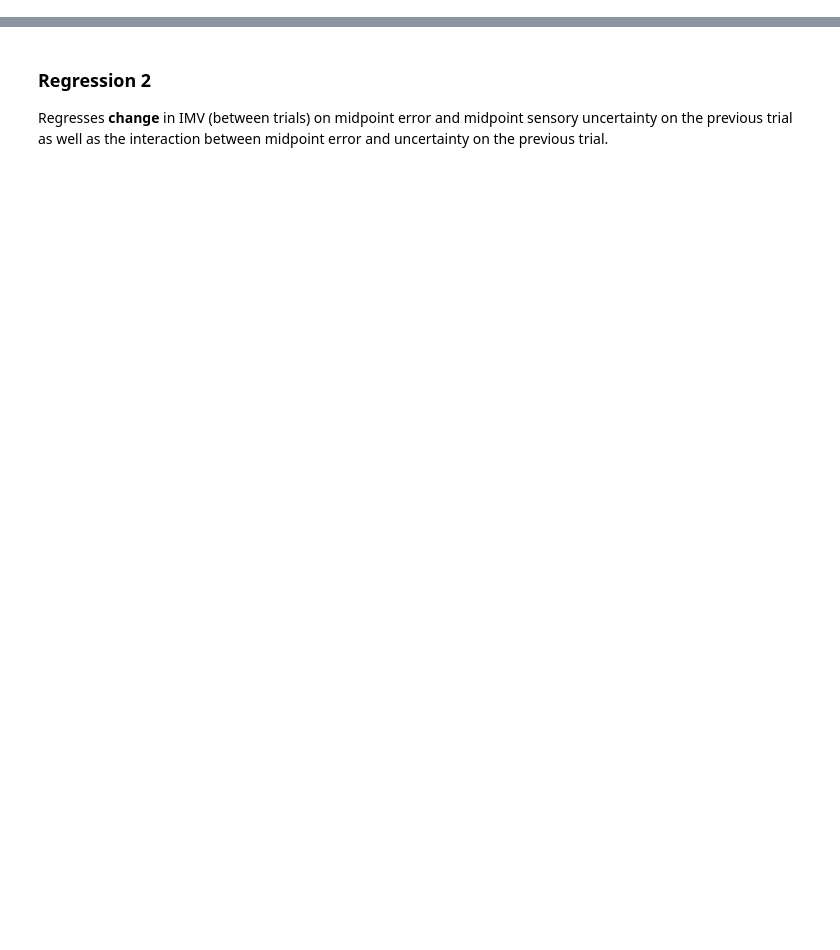
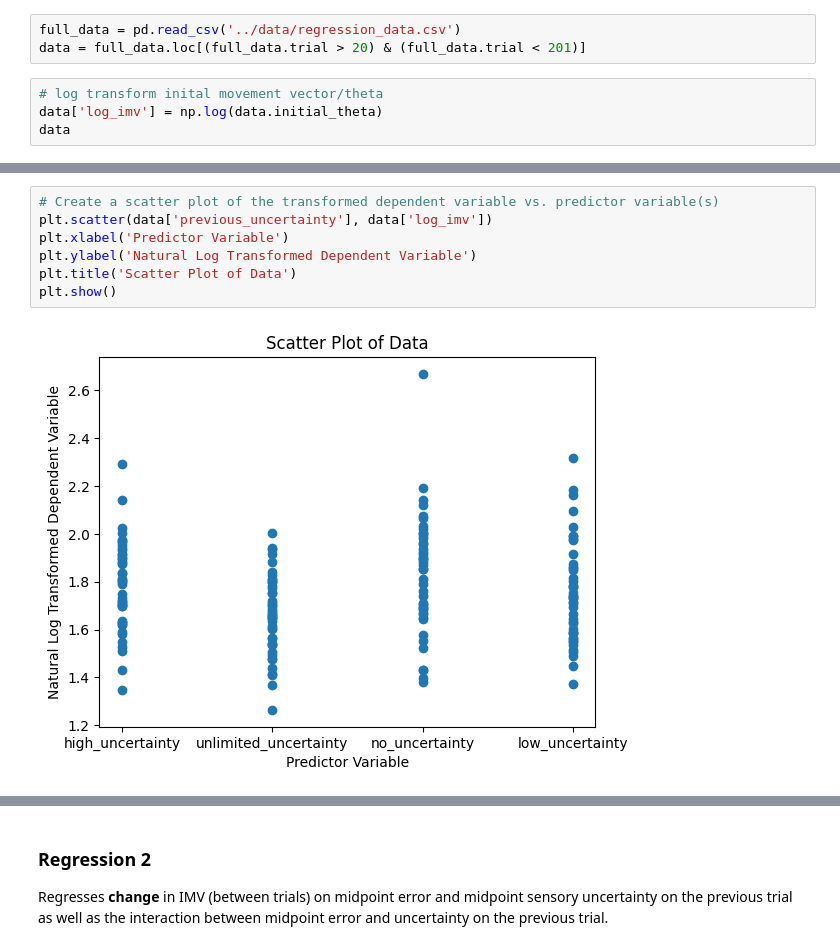
Before and after one commit to DhruvaDave8/mq_honours_2023_final, a Jupyter notebook: vma_general/dhruva/analysis/regression_analysis.ipynb, the cells around one changed output, grey strips where cells are left out. Drawn from its saved outputs; the diff is of its cells as text; blank space fills up the shorter version.

```diff
--- a/vma_general/dhruva/analysis/regression_analysis.ipynb
+++ b/vma_general/dhruva/analysis/regression_analysis.ipynb
@@ -6,3 +7,10 @@ import scipy.stats as stats
 import pandas as pd
 import numpy as np
 import seaborn as sns
+# %%
+full_data = pd.read_csv('../data/regression_data.csv')
+data = full_data.loc[(full_data.trial > 20) & (full_data.trial < 201)]
+# %%
+# log transform inital movement vector/theta
+data['log_imv'] = np.log(data.initial_theta)
+data
@@ -8,0 +31,9 @@ import seaborn as sns
+# %%
+# Create a scatter plot of the transformed dependent variable vs. predictor variable(s)
+plt.scatter(data['previous_uncertainty'], data['log_imv'])
+plt.xlabel('Predictor Variable')
+plt.ylabel('Natural Log Transformed Dependent Variable')
+plt.title('Scatter Plot of Data')
+plt.show()
+# %% [output]
+[figure, added]
```
Also changed, not shown: parts of 22 cells of this notebook, 9 other files.
